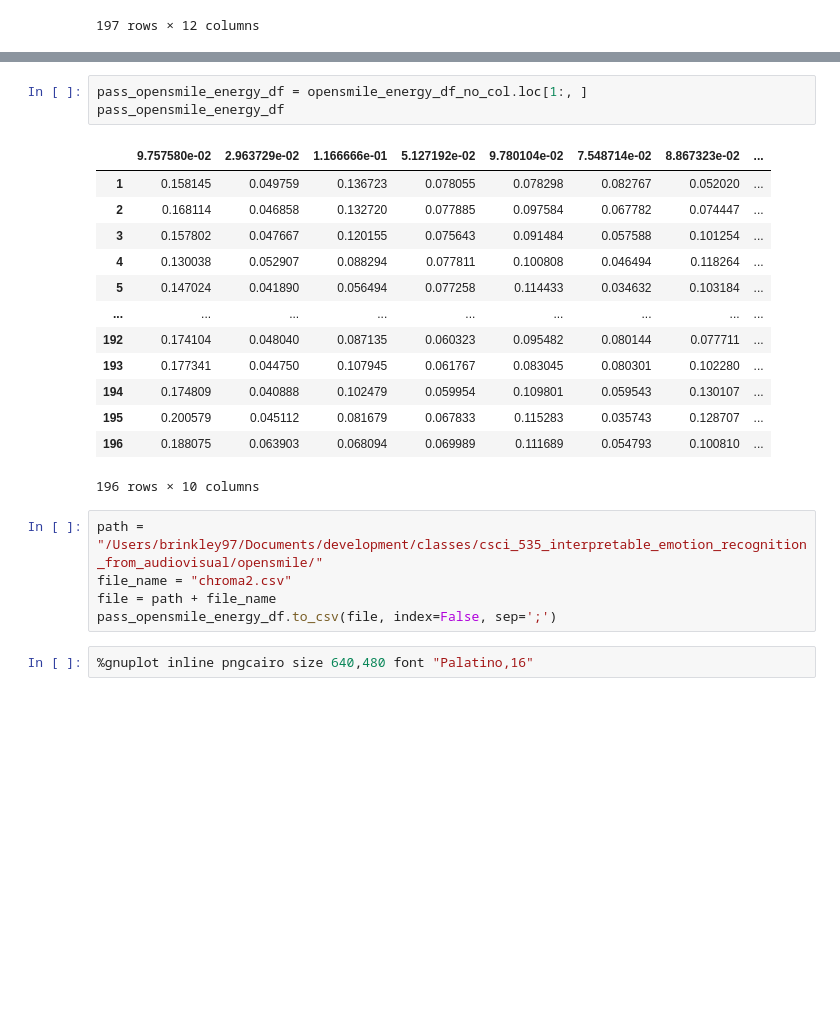
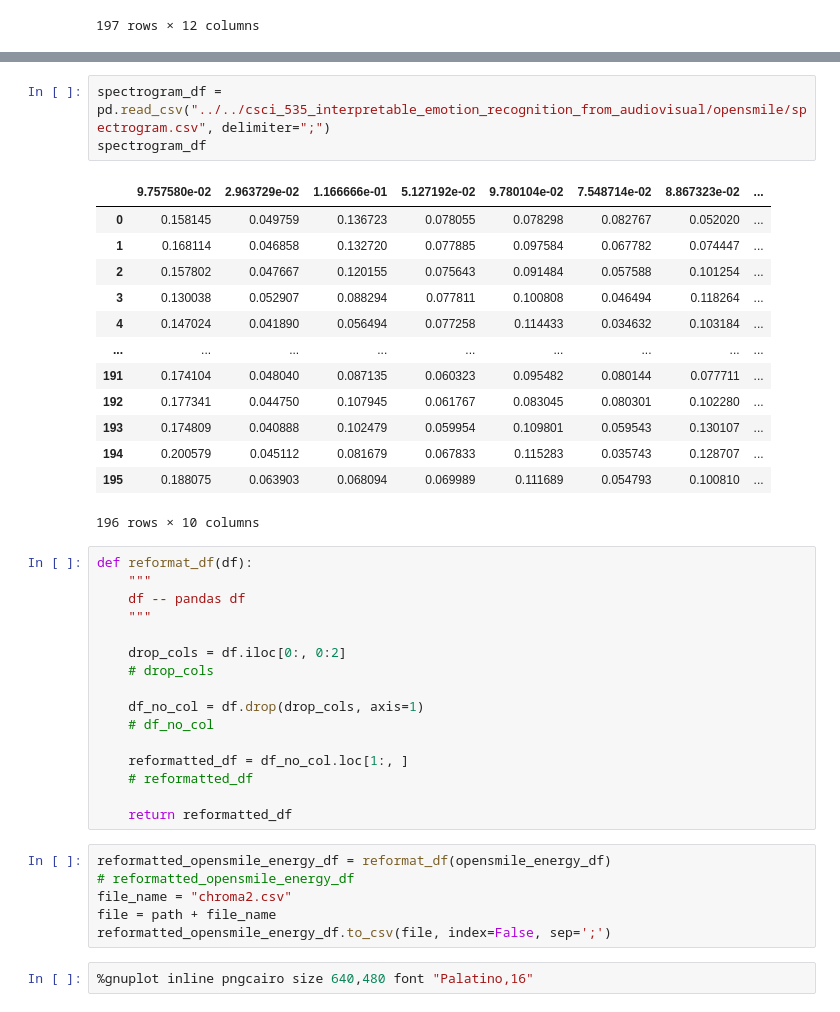
Before and after one commit to Brinkley97/csci_535_multimodal_probabilistic_learning, a Jupyter notebook: play/visualizeOpensmileEnergy.ipynb, the cells around one changed output, grey strips where cells are left out. Cells and saved outputs as stored; diff of their text form; blank space fills up the shorter version.

```diff
--- a/play/visualizeOpensmileEnergy.ipynb
+++ b/play/visualizeOpensmileEnergy.ipynb
@@ -156,25 +124,42 @@ opensmile_energy_df_no_col
-# %%
-pass_opensmile_energy_df = opensmile_energy_df_no_col.loc[1:, ]
-pass_opensmile_energy_df
-# %% [output]
-|  | 9.757580e-02 | 2.963729e-02 | 1.166666e-01 | 5.127192e-02 | 9.780104e-02 | 7.548714e-02 | 8.867323e-02 | ... |
-| 1 | 0.158145 | 0.049759 | 0.136723 | 0.078055 | 0.078298 | 0.082767 | 0.052020 | ... |
-| 2 | 0.168114 | 0.046858 | 0.132720 | 0.077885 | 0.097584 | 0.067782 | 0.074447 | ... |
-| 3 | 0.157802 | 0.047667 | 0.120155 | 0.075643 | 0.091484 | 0.057588 | 0.101254 | ... |
-| 4 | 0.130038 | 0.052907 | 0.088294 | 0.077811 | 0.100808 | 0.046494 | 0.118264 | ... |
-| 5 | 0.147024 | 0.041890 | 0.056494 | 0.077258 | 0.114433 | 0.034632 | 0.103184 | ... |
-| ... | ... | ... | ... | ... | ... | ... | ... | ... |
-| 192 | 0.174104 | 0.048040 | 0.087135 | 0.060323 | 0.095482 | 0.080144 | 0.077711 | ... |
-| 193 | 0.177341 | 0.044750 | 0.107945 | 0.061767 | 0.083045 | 0.080301 | 0.102280 | ... |
-| 194 | 0.174809 | 0.040888 | 0.102479 | 0.059954 | 0.109801 | 0.059543 | 0.130107 | ... |
-| 195 | 0.200579 | 0.045112 | 0.081679 | 0.067833 | 0.115283 | 0.035743 | 0.128707 | ... |
-| 196 | 0.188075 | 0.063903 | 0.068094 | 0.069989 | 0.111689 | 0.054793 | 0.100810 | ... |
-196 rows × 10 columns
-# %%
-path = "/Users/brinkley97/Documents/development/classes/csci_535_interpretable_emotion_recognition_from_audiovisual/opensmile/"
-file_name = "chroma2.csv"
-file = path + file_name
-pass_opensmile_energy_df.to_csv(file, index=False, sep=';')
+# %%
+spectrogram_df = pd.read_csv("../../csci_535_interpretable_emotion_recognition_from_audiovisual/opensmile/spectrogram.csv", delimiter=";")
+spectrogram_df
+# %% [output]
+|  | 9.757580e-02 | 2.963729e-02 | 1.166666e-01 | 5.127192e-02 | 9.780104e-02 | 7.548714e-02 | 8.867323e-02 | ... |
+| 0 | 0.158145 | 0.049759 | 0.136723 | 0.078055 | 0.078298 | 0.082767 | 0.052020 | ... |
+| 1 | 0.168114 | 0.046858 | 0.132720 | 0.077885 | 0.097584 | 0.067782 | 0.074447 | ... |
+| 2 | 0.157802 | 0.047667 | 0.120155 | 0.075643 | 0.091484 | 0.057588 | 0.101254 | ... |
+| 3 | 0.130038 | 0.052907 | 0.088294 | 0.077811 | 0.100808 | 0.046494 | 0.118264 | ... |
+| 4 | 0.147024 | 0.041890 | 0.056494 | 0.077258 | 0.114433 | 0.034632 | 0.103184 | ... |
+| ... | ... | ... | ... | ... | ... | ... | ... | ... |
+| 191 | 0.174104 | 0.048040 | 0.087135 | 0.060323 | 0.095482 | 0.080144 | 0.077711 | ... |
+| 192 | 0.177341 | 0.044750 | 0.107945 | 0.061767 | 0.083045 | 0.080301 | 0.102280 | ... |
+| 193 | 0.174809 | 0.040888 | 0.102479 | 0.059954 | 0.109801 | 0.059543 | 0.130107 | ... |
+| 194 | 0.200579 | 0.045112 | 0.081679 | 0.067833 | 0.115283 | 0.035743 | 0.128707 | ... |
+| 195 | 0.188075 | 0.063903 | 0.068094 | 0.069989 | 0.111689 | 0.054793 | 0.100810 | ... |
+196 rows × 10 columns
+# %%
+def reformat_df(df):
+    """
+    df -- pandas df
+    """
+
+    drop_cols = df.iloc[0:, 0:2]
+    # drop_cols
+
+    df_no_col = df.drop(drop_cols, axis=1)
+    # df_no_col
+
+    reformatted_df = df_no_col.loc[1:, ]
+    # reformatted_df
+
+    return reformatted_df
+# %%
+reformatted_opensmile_energy_df = reformat_df(opensmile_energy_df)
+# reformatted_opensmile_energy_df
+file_name = "chroma2.csv"
+file = path + file_name
+reformatted_opensmile_energy_df.to_csv(file, index=False, sep=';')
 # %%
 %gnuplot inline pngcairo size 640,480 font "Palatino,16"
 # %%
```
Also changed, not shown: parts of 6 cells of this notebook.
